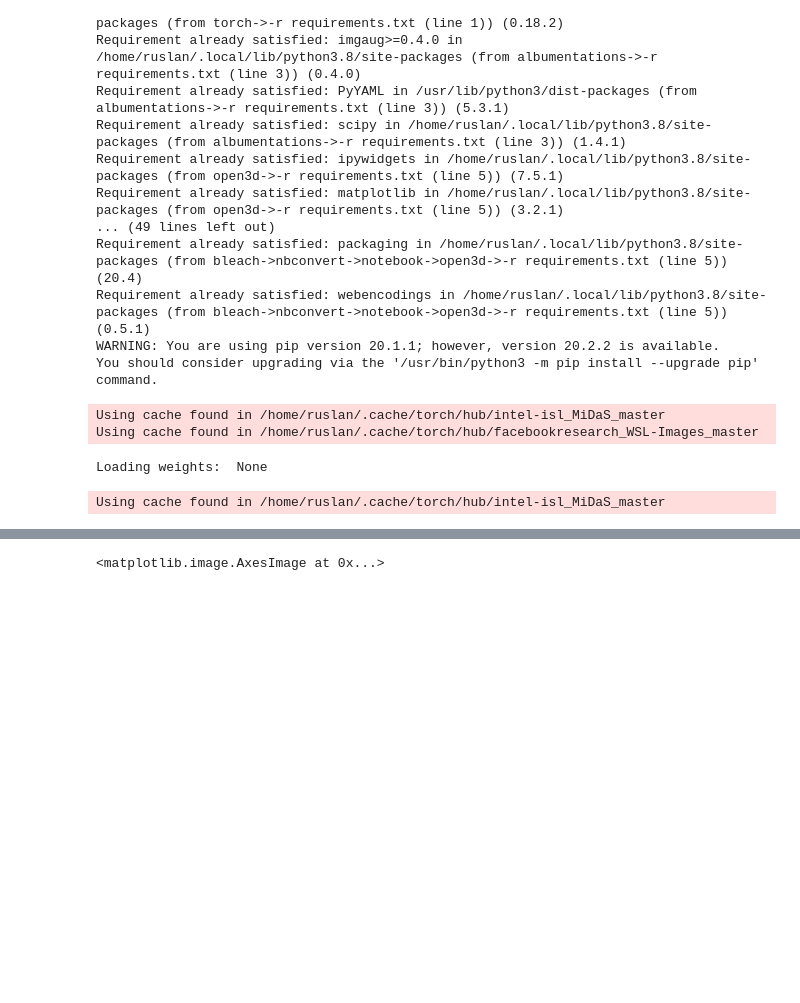
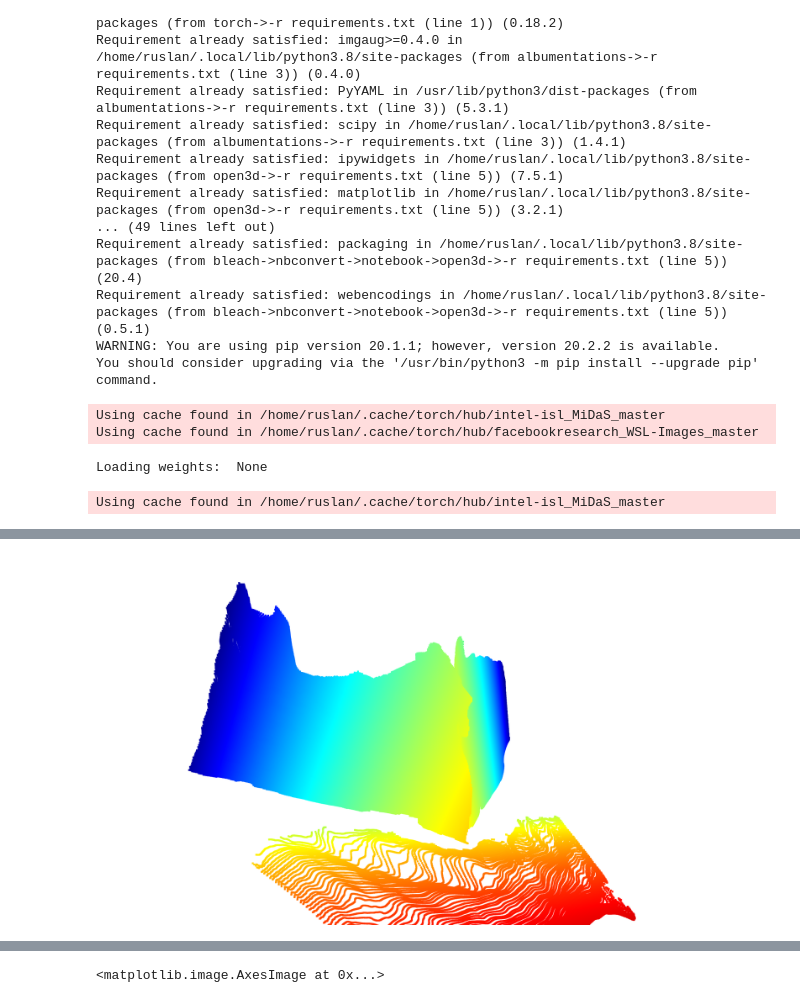
Before and after one commit to RuslanOm/plane_reconstructor, a Jupyter notebook: experiments.ipynb, the cells around one changed output, grey strips where cells are left out. Cells and saved outputs as stored; diff of their text form; code cells hidden in the pictures; blank space fills up the shorter version.

Commit message:
added closing map_arr

```diff
--- a/experiments.ipynb
+++ b/experiments.ipynb
@@ -260,9 +182,41 @@ for item, (a, b, c, d) in zip(ls_maps_planes, ls_vectors_planes):
     color = [random.randint(1, 255) for _ in range(3)]
     for i, j in indeces:
         img[i][j] = color
-# %%
-for i, j in indeces:
-    img[i][j] = [1, 1, 1]
+# %%
+from functools import reduce
+
+
+def close_map(map_arr, kernels=None):
+    """
+    Function used for filling holes in map_arr
+    :param map_arr: initial map_arr
+    :param kernels: tuple of kernels used to fill holes in map
+    :return: relusting map_arr after closing
+    """
+    if kernels is None:
+        kernels = [np.ones((100, 10), np.uint8), np.ones((10, 100), np.uint8)]
+
+    ls_closings = [cv2.morphologyEx(np.uint8(map_arr), cv2.MORPH_CLOSE, kernel) for kernel in kernels]
+    return reduce(np.logical_and, ls_closings, np.ones(map_arr.shape))
+
+
+
+def straight_pcd(map_arr, depth_map, plane_model):
+    a, b, c, d = plane_model
+    img = o3d.geometry.Image(np.float32(map_arr * depth_map))
+    result = o3d.geometry.PointCloud.create_from_depth_image(img, DEFAULT_CAM)
+    result.transform([[1, 0, 0, 0], [0, -1, 0, 0], [0, 0, -1, 0], [0, 0, 0, 1]])
+    arr = np.asarray(result.points)
+    new_points = np.array([[x, y, (-a * x - b * y - d) / c] for x, y, z in arr])
+    vec = o3d.utility.Vector3dVector(new_points)
+    result.points = vec
+    return result
+# %%
+ls_new_pcd = [straight_pcd(close_map(map_arr), 1 / depth_map, plane) for map_arr, plane in zip(ls_maps_planes, ls_vectors_planes)]
+# %%
+o3d.visualization.draw_geometries(ls_new_pcd, zoom=0.35)
+# %% [output]
+[figure, added]
 # %%
 o3d.visualization.draw_geometries(ls_pcd, zoom=0.35)
 # %% [output]
```
Also changed, not shown: parts of 18 cells of this notebook, 1 other file.
